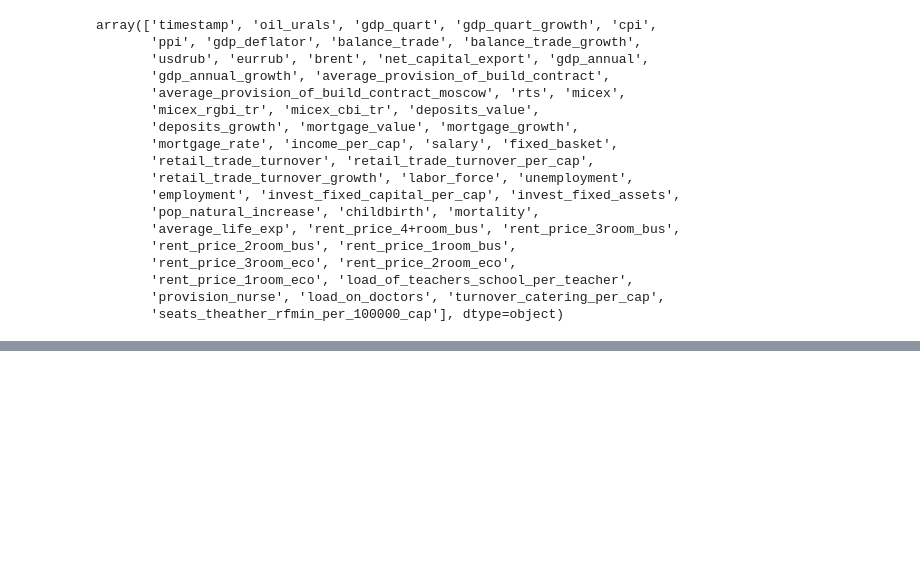
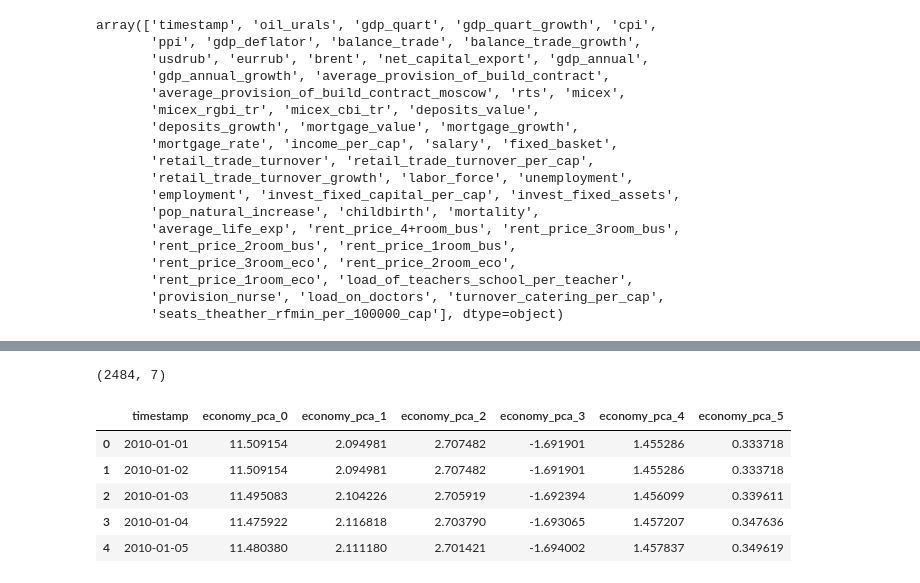
Before and after one commit to markertsean/russian_housing, a Jupyter notebook: Economy.ipynb, the cells around one changed output, grey strips where cells are left out. Drawn from its saved outputs; the diff is of its cells as text; code cells hidden in the pictures; blank space fills up the shorter version.

Commit message:
Generated economy PCA

```diff
--- a/Economy.ipynb
+++ b/Economy.ipynb
@@ -183,0 +199,23 @@ for col in peep_list:
+# %%
+smart = ['gdp_quart','cpi','ppi','balance_trade','balance_trade_growth',
+         'deposits_growth','mortgage_rate',
+         'average_provision_of_build_contract',
+         'seats_theather_rfmin_per_100000_cap',
+         'income_per_cap','rent_price_4+room_bus','rent_price_3room_bus','rent_price_2room_bus',
+         'rent_price_1room_bus','rent_price_3room_eco','rent_price_2room_eco','rent_price_1room_eco']
+
+
+scale = ['gdp_quart_growth','gdp_deflator','gdp_annual','gdp_annual_growth',
+         'usdrub','eurrub','fixed_basket','micex','micex_rgbi_tr','micex_cbi_tr',
+         'deposits_value','mortgage_value','mortgage_growth','invest_fixed_capital_per_cap','invest_fixed_assets',
+         'average_provision_of_build_contract_moscow','retail_trade_turnover','retail_trade_turnover_per_cap',
+         'retail_trade_turnover_growth','oil_urals','turnover_catering_per_cap',
+         'salary','labor_force','unemployment','employment','pop_natural_increase','childbirth',
+         'mortality','average_life_exp','provision_nurse','load_on_doctors']
+# %%
+# resume 27
+norm_df = my_df[smart].copy()
+for col in smart:
+    norm_df[ col ] = rv.smart_scale( my_df, col, show_plot=False )
+for col in scale:
+    norm_df[ col ] = rv.scale_column_sigma( my_df, col )
@@ -183,0 +226,2 @@ for col in peep_list:
+# %%
+economy_pca = rv.generate_reduced_PCA( norm_df,N_c = 6, cols=norm_df.columns, col_names='economy', verbose=True )
@@ -183,0 +295,15 @@ for col in peep_list:
+# %%
+out_df = my_df['timestamp'].to_frame().merge( economy_pca, how='inner', left_index=True, right_index=True )
+# %%
+out_df.shape
+# %% [output]
+(2484, 7)
+# %%
+out_df.head()
+# %% [output]
+|  | timestamp | economy_pca_0 | economy_pca_1 | economy_pca_2 | economy_pca_3 | economy_pca_4 | economy_pca_5 |
+| 0 | 2010-01-01 | 11.509154 | 2.094981 | 2.707482 | -1.691901 | 1.455286 | 0.333718 |
+| 1 | 2010-01-02 | 11.509154 | 2.094981 | 2.707482 | -1.691901 | 1.455286 | 0.333718 |
+| 2 | 2010-01-03 | 11.495083 | 2.104226 | 2.705919 | -1.692394 | 1.456099 | 0.339611 |
+| 3 | 2010-01-04 | 11.475922 | 2.116818 | 2.703790 | -1.693065 | 1.457207 | 0.347636 |
+| 4 | 2010-01-05 | 11.480380 | 2.111180 | 2.701421 | -1.694002 | 1.457837 | 0.349619 |
```
Also changed, not shown: parts of 19 cells of this notebook, 1 other file.
